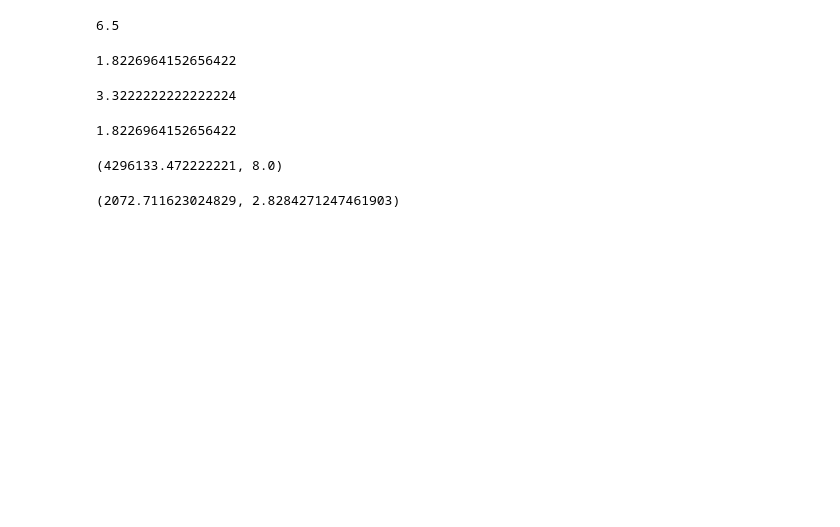
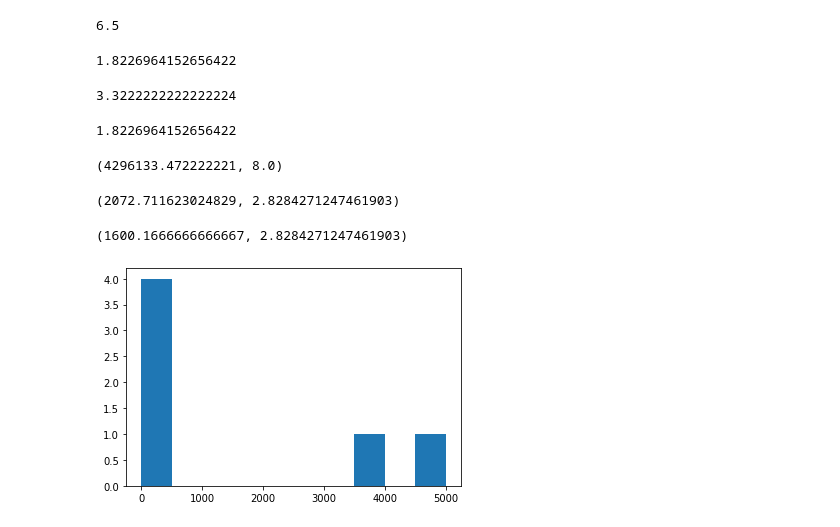
Before and after one commit to ashik60/python-data-visualizatoin, a Jupyter notebook: introduction-to-numpy.ipynb, the cells around one changed output. Cells and saved outputs as stored; diff of their text form; code cells hidden in the pictures; blank space fills up the shorter version.

```diff
--- a/introduction-to-numpy.ipynb
+++ b/introduction-to-numpy.ipynb
@@ -351,3 +351,14 @@ np.var(high_var_array), np.var(low_var_array)
 np.std(high_var_array), np.std(low_var_array)
 # %% [output]
 (2072.711623024829, 2.8284271247461903)
+# %%
+np.mean(high_var_array), np.std(low_var_array)
+# %% [output]
+(1600.1666666666667, 2.8284271247461903)
+# %%
+%matplotlib inline
+import matplotlib.pyplot as plt
+plt.hist(high_var_array)
+plt.show()
+# %% [output]
+[figure, added]
```
Also changed, not shown: parts of 29 cells of this notebook.
